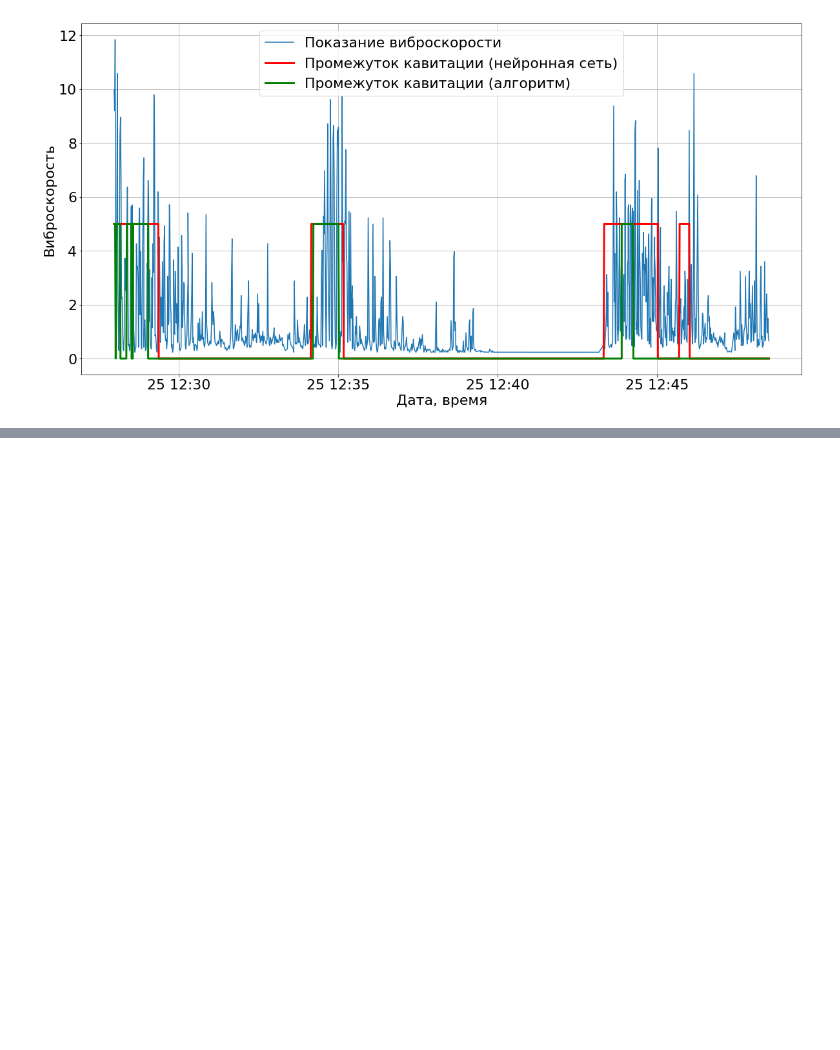
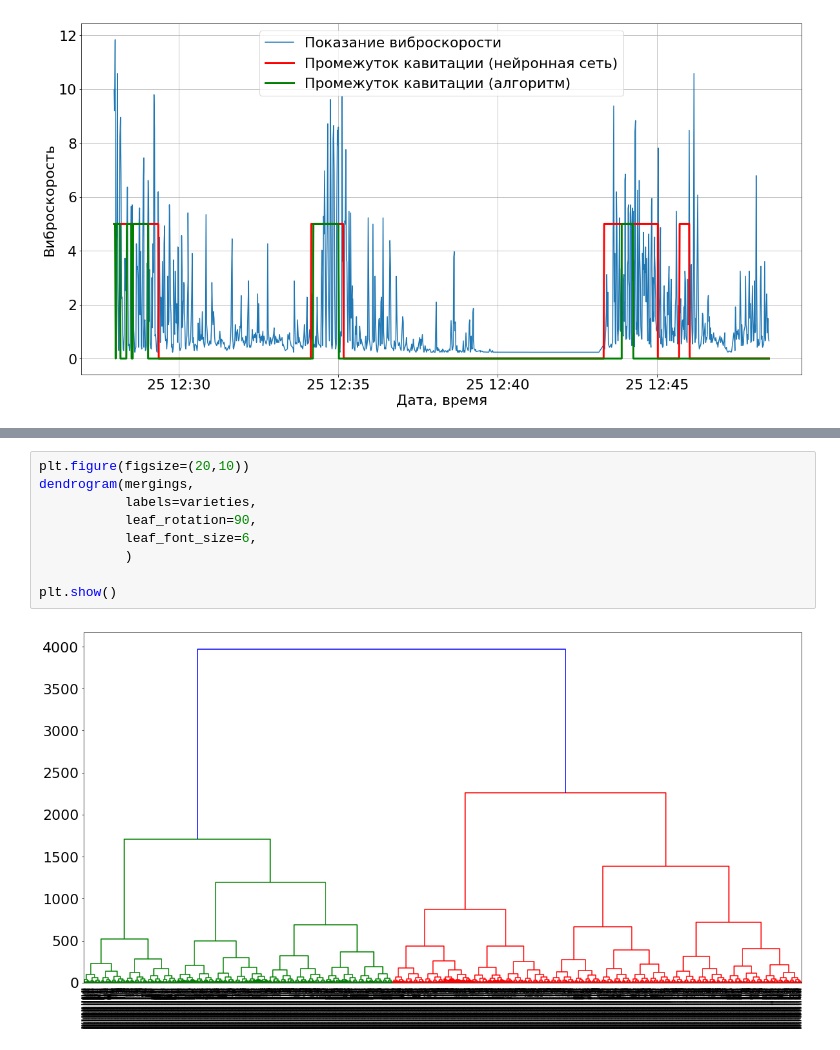
Before and after one commit to IImbryk/a_simple_neural_network, a Jupyter notebook: Keras_NN.ipynb, the cells around one changed output, grey strips where cells are left out. Drawn from its saved outputs; the diff is of its cells as text; blank space fills up the shorter version.

```diff
--- a/Keras_NN.ipynb
+++ b/Keras_NN.ipynb
@@ -557,0 +743,11 @@ plt.show()
+# %%
+plt.figure(figsize=(20,10))
+dendrogram(mergings,
+           labels=varieties,
+           leaf_rotation=90,
+           leaf_font_size=6,
+           )
+
+plt.show()
+# %% [output]
+[figure, added]
```
Also changed, not shown: parts of 34 cells of this notebook, 2 other files.
